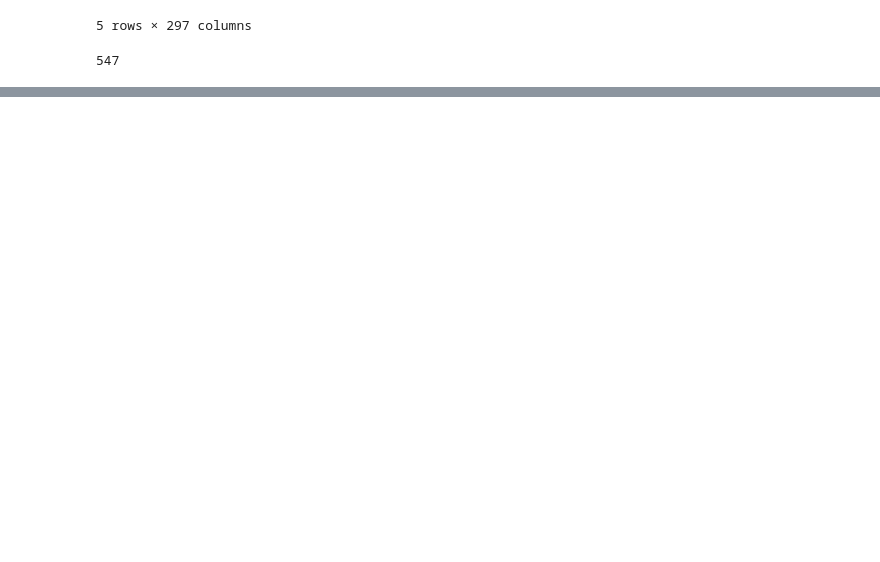
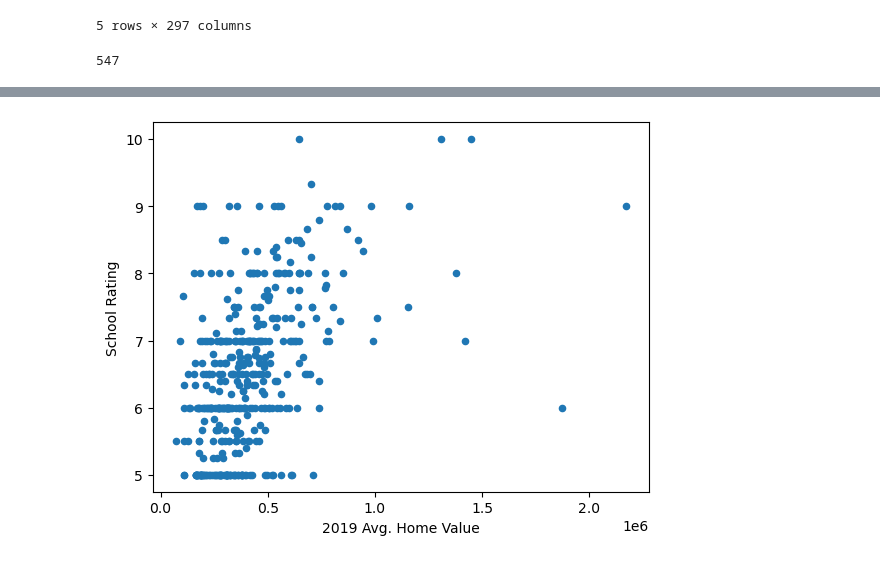
Before and after one commit to tlochan/ProjectOne, a Jupyter notebook: Data Cleaning.ipynb, the cells around one changed output, grey strips where cells are left out. Saved outputs shown, nothing was run; the diff lists cells and outputs as text; code cells hidden in the pictures; blank space fills up the shorter version.

Commit message:
graphs

```diff
--- a/Data Cleaning.ipynb
+++ b/Data Cleaning.ipynb
@@ -65,0 +54,9 @@ greatDf.head()
+# %%
+great_path = Path("Schooldata.xlsx")
+greatDf = pd.read_excel(great_path)
+greatDf = greatDf[["Rating", "Zip Code", "Total Students Enrolled", "Students per teacher", "PercentLowIncome"]]
+greatDf = greatDf.astype({"Zip Code":str}, errors="raise")
+greatDf["Zip Code"] = [("0"+row) for row in greatDf["Zip Code"]]
+greatDf.head()
+#great_group_df = greatDf.groupby("Zip Code")
+#great_group_df["Rating"].mean()
@@ -87,3 +91,4 @@ rating = groupDf["Rating"].mean()
 price19 = groupDf["2019-09-30"].mean()
 price20 = groupDf["2020-09-30"].mean()
 price21 = groupDf["2021-09-30"].mean()
+lowinc = groupDf["PercentLowIncome"].mean()
@@ -112,0 +95,9 @@ summaryDf
+# %%
+summaryDf = pd.DataFrame({
+    "School Rating":rating,
+    "2019 Avg. Home Value":price19,
+    "2020 Avg. Home Value":price20,
+    "2021 Avg. Home Value":price21,
+    "Low Income %":lowinc
+})
+summaryDf
@@ -112,0 +119,5 @@ summaryDf
+# %%
+plot = summaryDf.plot(kind="scatter", x="2019 Avg. Home Value", y="School Rating")
+plt.show()
+# %% [output]
+[figure, added]
```
Also changed, not shown: parts of 10 cells of this notebook.
